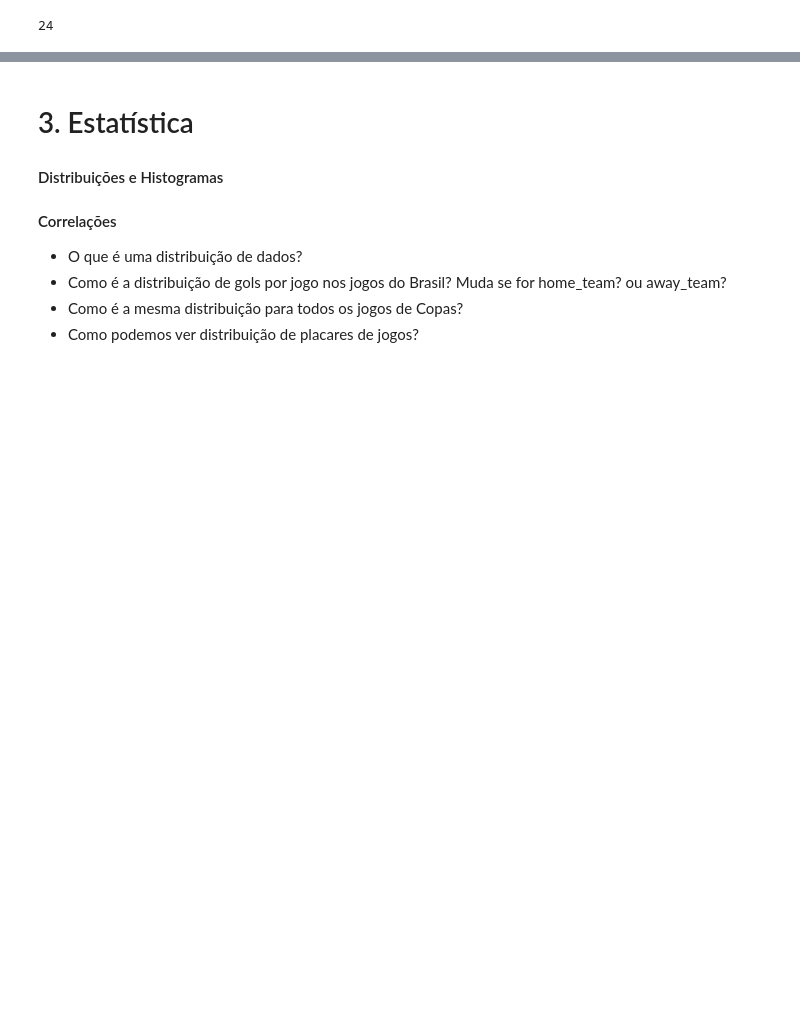
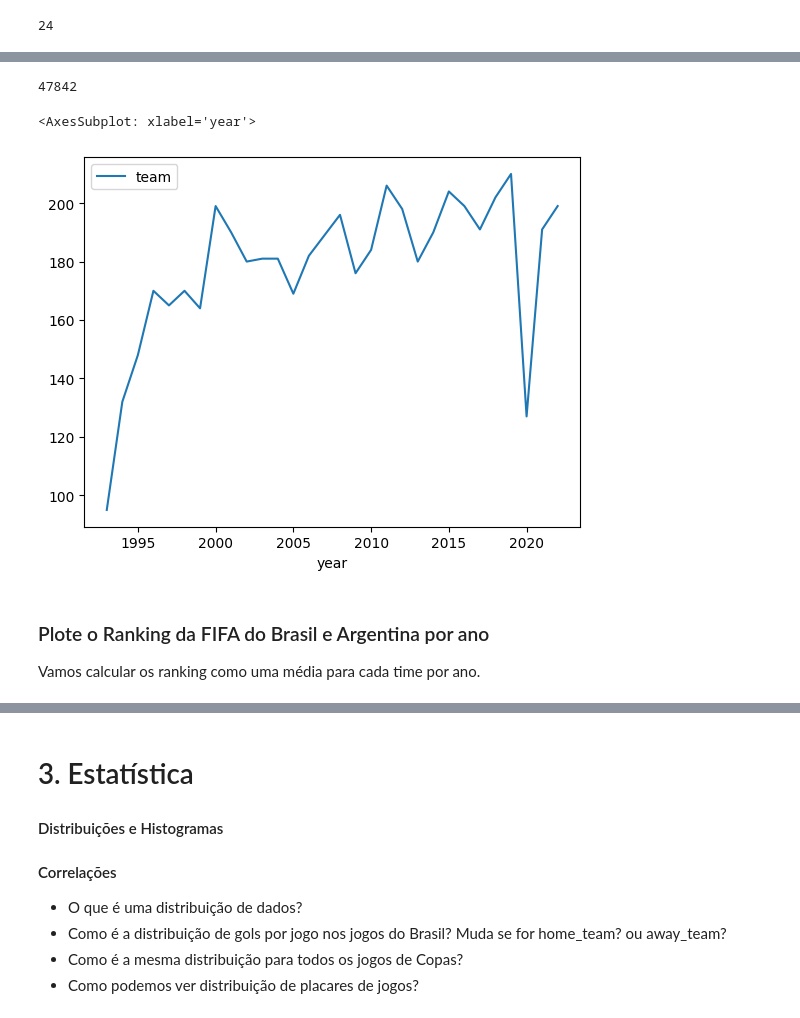
Before and after one commit to lgabs/copa22-forecast, a Jupyter notebook: code/lessons/Aula 1 - Análise de Dados.ipynb, the cells around one changed output, grey strips where cells are left out. Saved outputs shown, nothing was run; the diff lists cells and outputs as text; code cells hidden in the pictures; blank space fills up the shorter version.

```diff
--- a/code/lessons/Aula 1 - Análise de Dados.ipynb
+++ b/code/lessons/Aula 1 - Análise de Dados.ipynb
@@ -873,0 +956,20 @@ teams:  211
+# %%
+# year  team
+# 1992  Brazil
+# 1998  Germany
+# ...
+
+def matches_per_year(df):
+    df_home = df[['home_team', 'year']].rename(columns={'home_team': 'team'})
+    df_away = df[['away_team', 'year']].rename(columns={'away_team': 'team'})
+
+    df_team = pd.concat([df_home, df_away], axis=0).reset_index(drop=True)
+
+    print("df_home: ", len(df_home))
+    print("df_away: ", len(df_away))
+    print("df_team: ", len(df_team))
+
+    return df_team
+# %%
+df_team = matches_per_year(df)
+df_team
@@ -873,0 +993,18 @@ teams:  211
+# %%
+23921 * 2
+# %% [output]
+47842
+# %%
+(
+    df_team
+    .groupby("year")
+    .nunique()
+    .plot()
+)
+# %% [output]
+<AxesSubplot: xlabel='year'>
+[figure, added]
+# %% [markdown]
+### Plote o Ranking da FIFA do Brasil e Argentina por ano
+
+Vamos calcular os ranking como uma média para cada time por ano.
```
Also changed, not shown: parts of 26 cells of this notebook.
